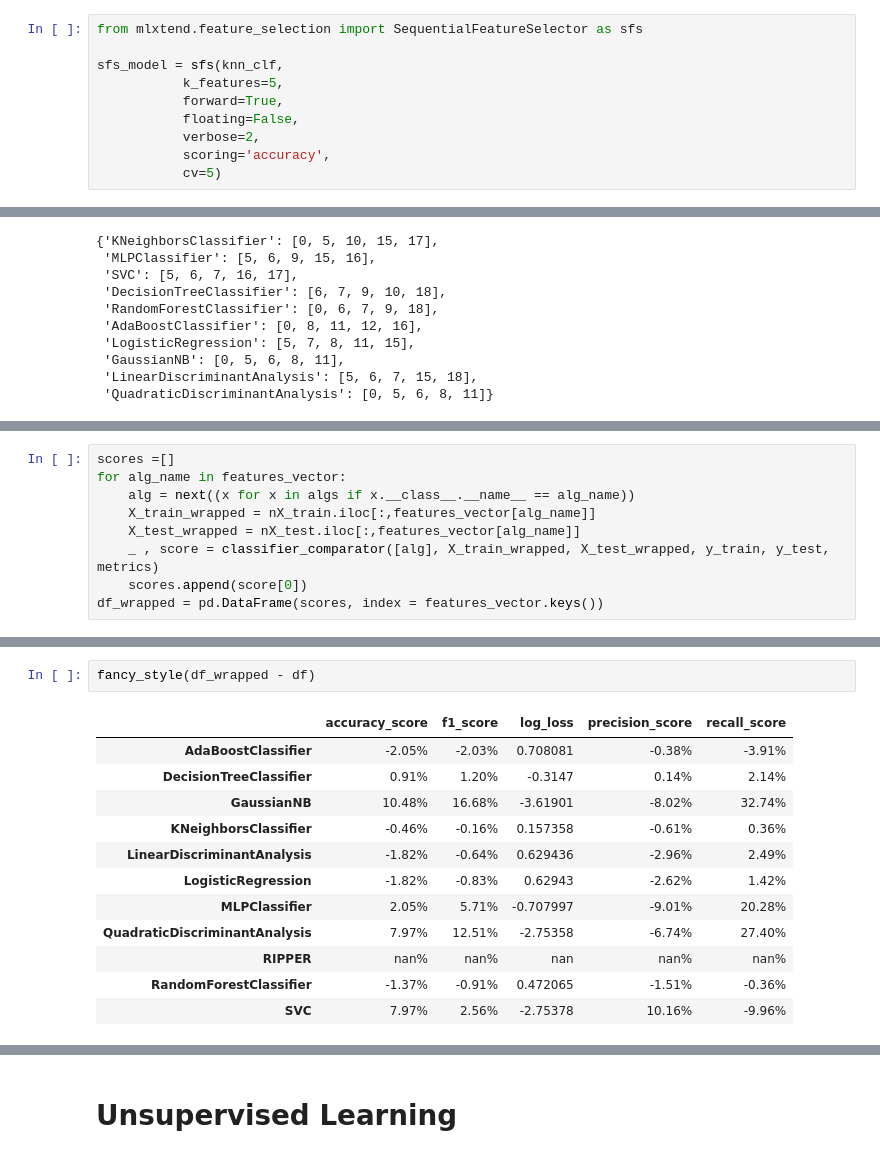
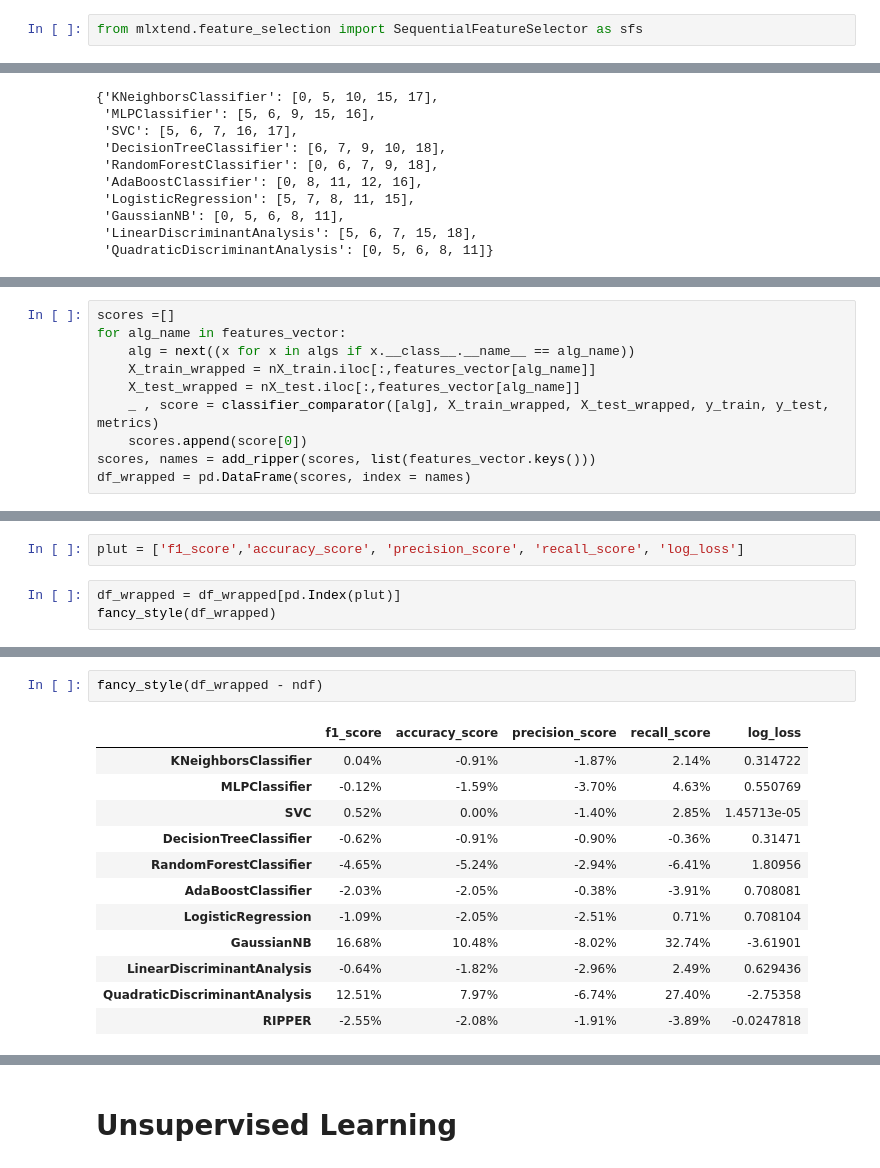
Before and after one commit to juanluisrto/machine_learning_upm, a Jupyter notebook: practical_application_1/ML-lab1.ipynb, the cells around one changed output, grey strips where cells are left out. Cells and saved outputs as stored; diff of their text form.

```diff
--- a/practical_application_1/ML-lab1.ipynb
+++ b/practical_application_1/ML-lab1.ipynb
@@ -526,11 +500,3 @@ df_multivariate -df
 https://www.kdnuggets.com/2018/06/step-forward-feature-selection-python.html
 # %%
 from mlxtend.feature_selection import SequentialFeatureSelector as sfs
-
-sfs_model = sfs(knn_clf,
-           k_features=5,
-           forward=True,
-           floating=False,
-           verbose=2,
-           scoring='accuracy',
-           cv=5)
@@ -628,4 +670,5 @@ for alg_name in features_vector:
     X_test_wrapped = nX_test.iloc[:,features_vector[alg_name]]
     _ , score = classifier_comparator([alg], X_train_wrapped, X_test_wrapped, y_train, y_test, metrics)
     scores.append(score[0])
-df_wrapped = pd.DataFrame(scores, index = features_vector.keys())
+scores, names = add_ripper(scores, list(features_vector.keys()))
+df_wrapped = pd.DataFrame(scores, index = names)
@@ -631,0 +678,5 @@ df_wrapped = pd.DataFrame(scores, index = features_vector.keys())
+# %%
+plut = ['f1_score','accuracy_score', 'precision_score', 'recall_score', 'log_loss']
+# %%
+df_wrapped = df_wrapped[pd.Index(plut)]
+fancy_style(df_wrapped)
@@ -632,15 +696,15 @@ df_wrapped = pd.DataFrame(scores, index = features_vector.keys())
 # %%
-fancy_style(df_wrapped - df)
+fancy_style(df_wrapped - ndf)
 # %% [output]
-|  | accuracy_score | f1_score | log_loss | precision_score | recall_score |
-| AdaBoostClassifier | -2.05% | -2.03% | 0.708081 | -0.38% | -3.91% |
-| DecisionTreeClassifier | 0.91% | 1.20% | -0.3147 | 0.14% | 2.14% |
-| GaussianNB | 10.48% | 16.68% | -3.61901 | -8.02% | 32.74% |
-| KNeighborsClassifier | -0.46% | -0.16% | 0.157358 | -0.61% | 0.36% |
-| LinearDiscriminantAnalysis | -1.82% | -0.64% | 0.629436 | -2.96% | 2.49% |
-| LogisticRegression | -1.82% | -0.83% | 0.62943 | -2.62% | 1.42% |
-| MLPClassifier | 2.05% | 5.71% | -0.707997 | -9.01% | 20.28% |
-| QuadraticDiscriminantAnalysis | 7.97% | 12.51% | -2.75358 | -6.74% | 27.40% |
-| RIPPER | nan% | nan% | nan | nan% | nan% |
-| RandomForestClassifier | -1.37% | -0.91% | 0.472065 | -1.51% | -0.36% |
-| SVC | 7.97% | 2.56% | -2.75378 | 10.16% | -9.96% |
+|  | f1_score | accuracy_score | precision_score | recall_score | log_loss |
+| KNeighborsClassifier | 0.04% | -0.91% | -1.87% | 2.14% | 0.314722 |
+| MLPClassifier | -0.12% | -1.59% | -3.70% | 4.63% | 0.550769 |
+| SVC | 0.52% | 0.00% | -1.40% | 2.85% | 1.45713e-05 |
+| DecisionTreeClassifier | -0.62% | -0.91% | -0.90% | -0.36% | 0.31471 |
+| RandomForestClassifier | -4.65% | -5.24% | -2.94% | -6.41% | 1.80956 |
+| AdaBoostClassifier | -2.03% | -2.05% | -0.38% | -3.91% | 0.708081 |
+| LogisticRegression | -1.09% | -2.05% | -2.51% | 0.71% | 0.708104 |
+| GaussianNB | 16.68% | 10.48% | -8.02% | 32.74% | -3.61901 |
+| LinearDiscriminantAnalysis | -0.64% | -1.82% | -2.96% | 2.49% | 0.629436 |
+| QuadraticDiscriminantAnalysis | 12.51% | 7.97% | -6.74% | 27.40% | -2.75358 |
+| RIPPER | -2.55% | -2.08% | -1.91% | -3.89% | -0.0247818 |
```
Also changed, not shown: parts of 39 cells of this notebook, 11 other files.
